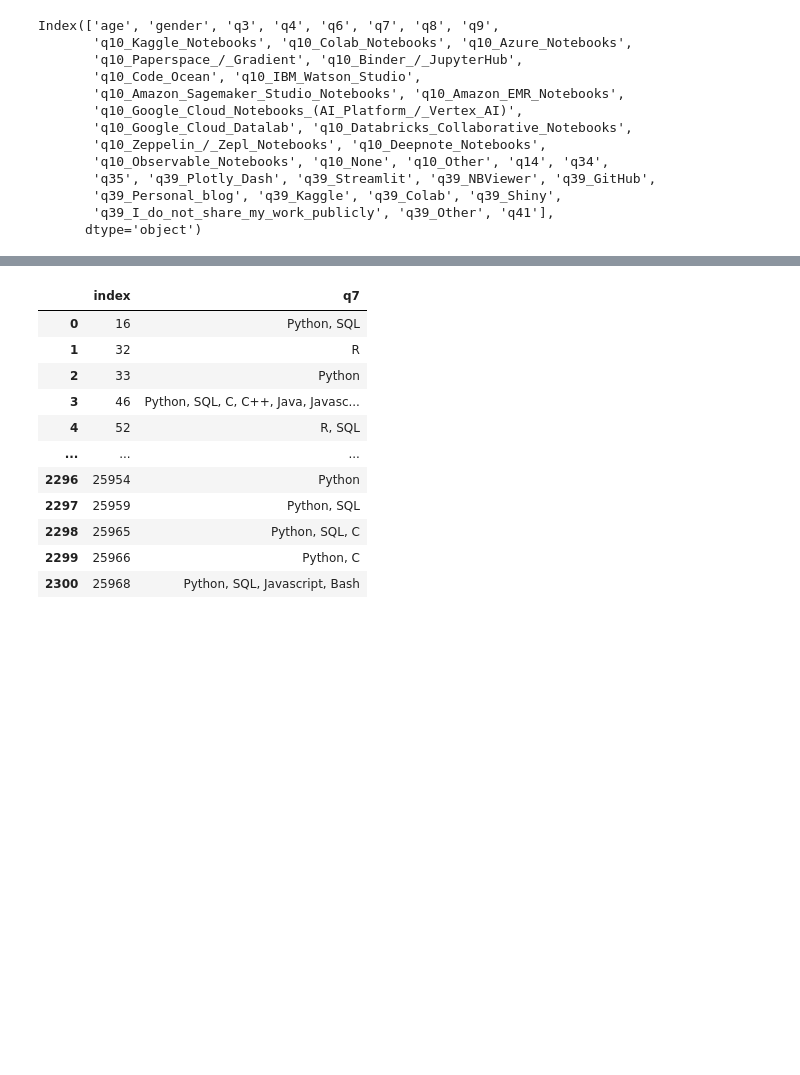
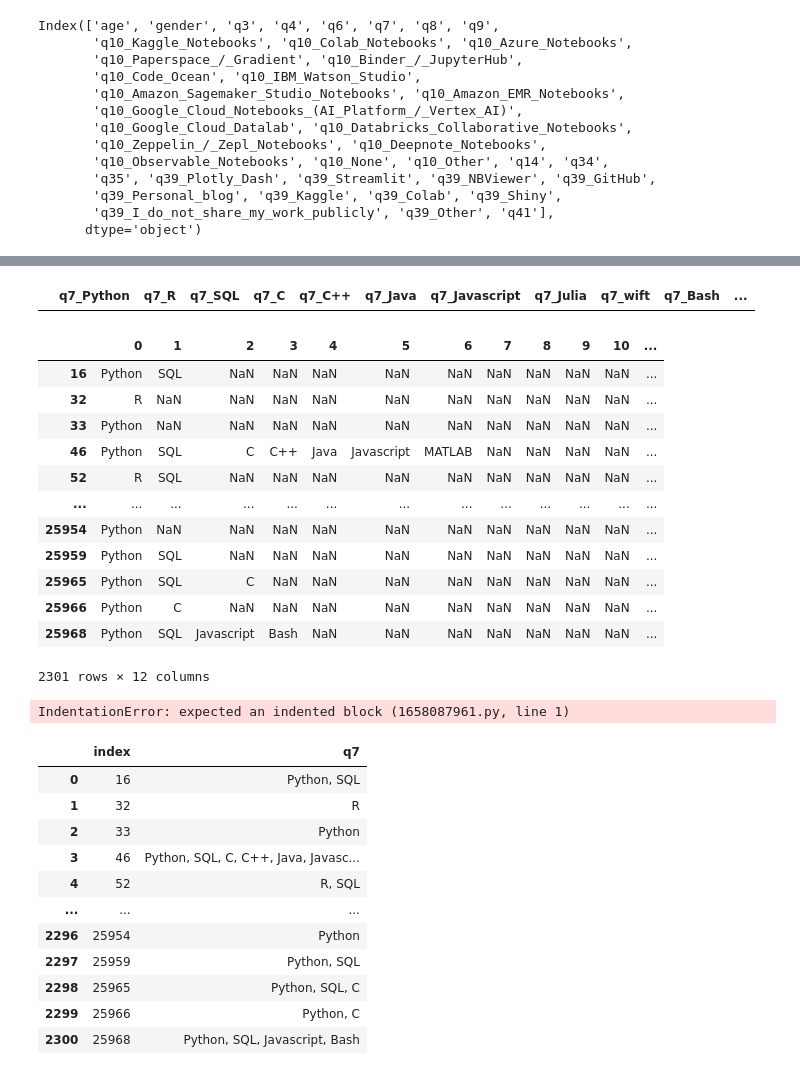
Before and after one commit to MaitaneP/adalab-da-modulo2-proyecto-equipo3, a Jupyter notebook: tratamiento_datos.ipynb, the cells around one changed output, grey strips where cells are left out. Saved outputs shown, nothing was run; the diff lists cells and outputs as text; code cells hidden in the pictures; blank space fills up the shorter version.

```diff
--- a/tratamiento_datos.ipynb
+++ b/tratamiento_datos.ipynb
@@ -84,3 +82,29 @@ df.isnull().sum().reset_index().T
+# %%
+list_q7 = df['q7'].apply(lambda datitos: datitos.split(',') if type(datitos) == str else np.nan)
+# %%
+df_q7
+# %% [output]
+|  | q7_Python | q7_R | q7_SQL | q7_C | q7_C++ | q7_Java | q7_Javascript | q7_Julia | q7_wift | q7_Bash | ... |
+# %%
+list_q7.apply(pd.Series)
+# %% [output]
+|  | 0 | 1 | 2 | 3 | 4 | 5 | 6 | 7 | 8 | 9 | 10 | ... |
+| 16 | Python | SQL | NaN | NaN | NaN | NaN | NaN | NaN | NaN | NaN | NaN | ... |
+| 32 | R | NaN | NaN | NaN | NaN | NaN | NaN | NaN | NaN | NaN | NaN | ... |
+| 33 | Python | NaN | NaN | NaN | NaN | NaN | NaN | NaN | NaN | NaN | NaN | ... |
+| 46 | Python | SQL | C | C++ | Java | Javascript | MATLAB | NaN | NaN | NaN | NaN | ... |
+| 52 | R | SQL | NaN | NaN | NaN | NaN | NaN | NaN | NaN | NaN | NaN | ... |
+| ... | ... | ... | ... | ... | ... | ... | ... | ... | ... | ... | ... | ... |
+| 25954 | Python | NaN | NaN | NaN | NaN | NaN | NaN | NaN | NaN | NaN | NaN | ... |
+| 25959 | Python | SQL | NaN | NaN | NaN | NaN | NaN | NaN | NaN | NaN | NaN | ... |
+| 25965 | Python | SQL | C | NaN | NaN | NaN | NaN | NaN | NaN | NaN | NaN | ... |
+| 25966 | Python | C | NaN | NaN | NaN | NaN | NaN | NaN | NaN | NaN | NaN | ... |
+| 25968 | Python | SQL | Javascript | Bash | NaN | NaN | NaN | NaN | NaN | NaN | NaN | ... |
+2301 rows × 12 columns
+# %%
+for herramientas in d7[0]:
+# %% [output]
+IndentationError: expected an indented block (1658087961.py, line 1)
 # %%
 # empezamos a separar las en diferentes columnas algunoas 'Q'
 df7 = df['q7'].reset_index()
```
Also changed, not shown: parts of 16 cells of this notebook.
